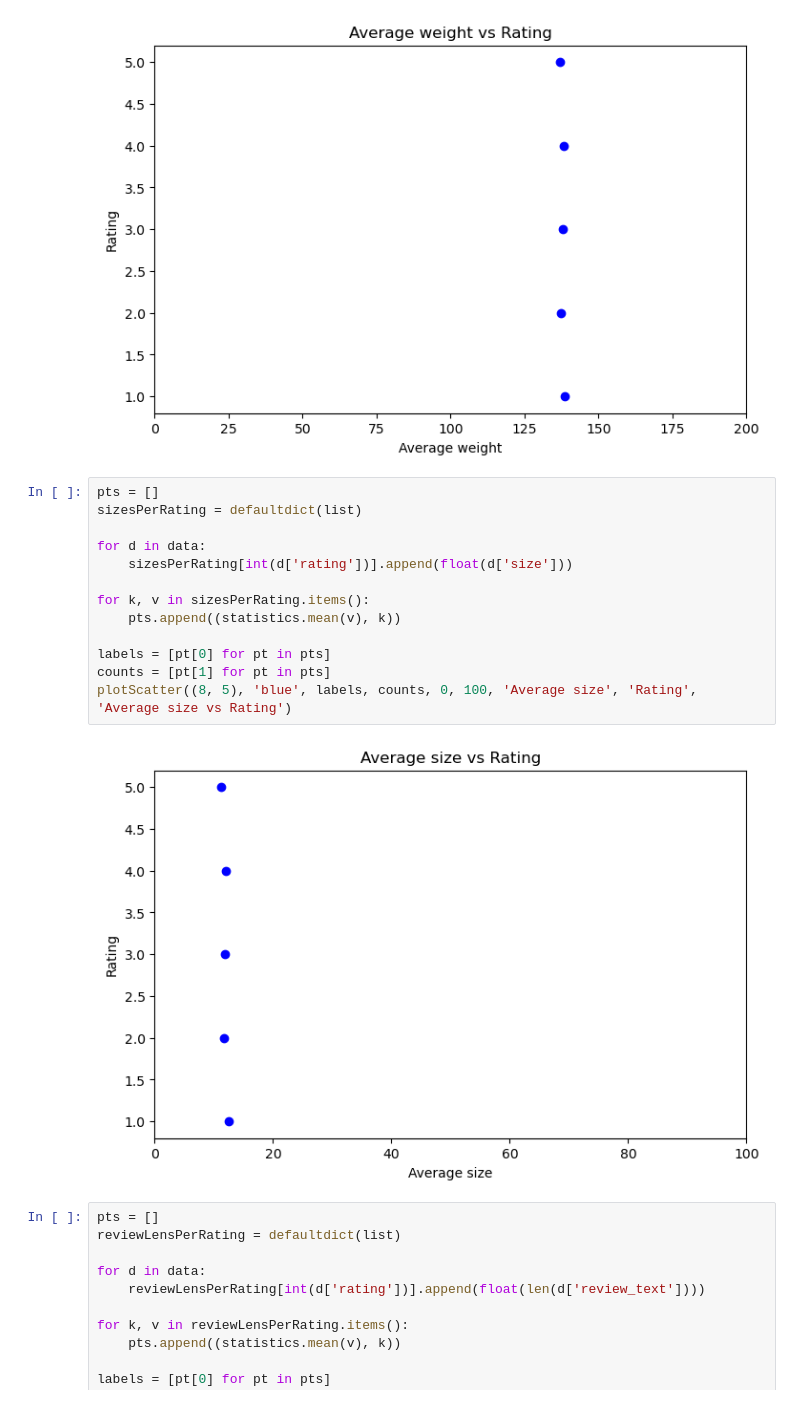
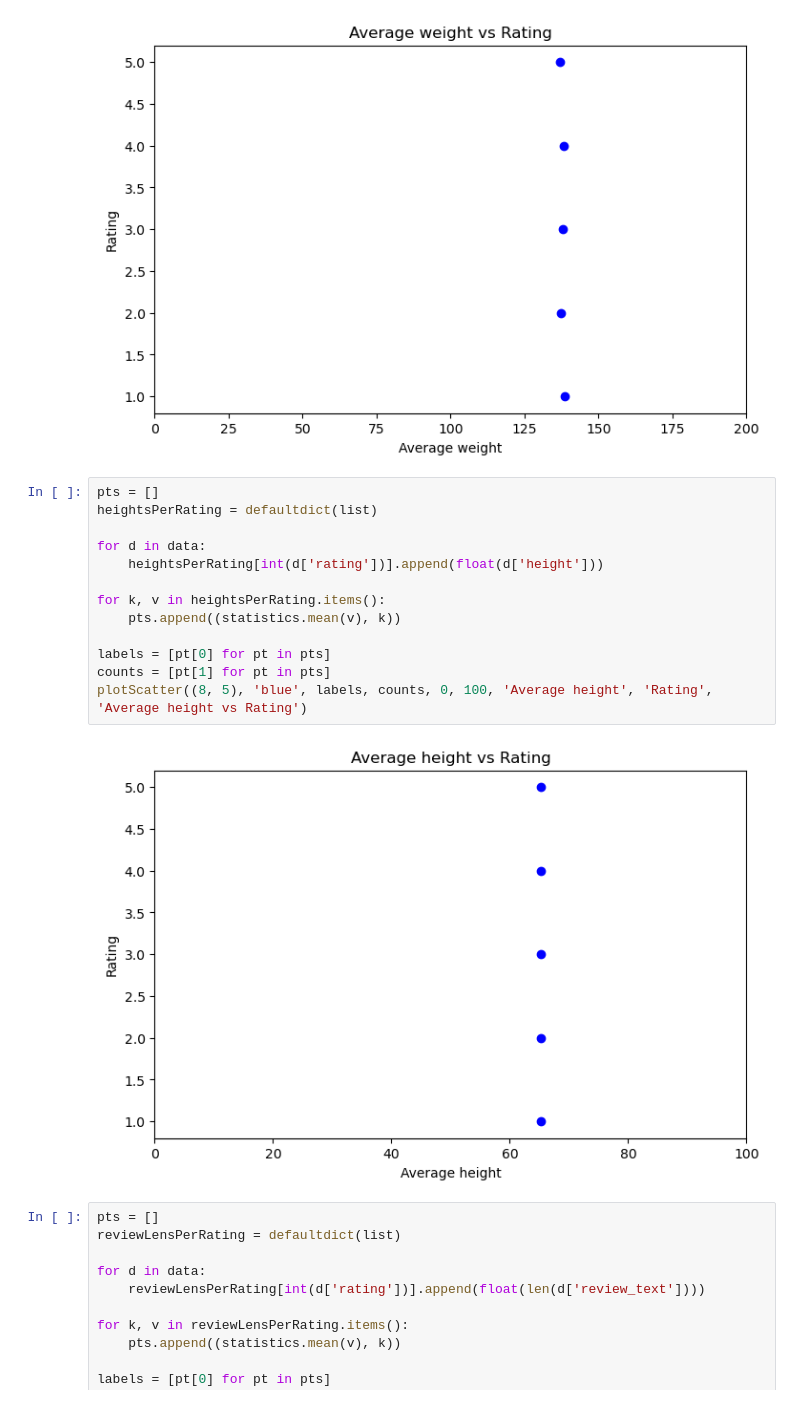
Before and after one commit to ahvuong/Predictive_Analysis_of_User_Ratings, a Jupyter notebook: assignment2_analysis.ipynb, the cells around one changed output. Drawn from its saved outputs; the diff is of its cells as text.

Commit message:
changed size to height.

```diff
--- a/assignment2_analysis.ipynb
+++ b/assignment2_analysis.ipynb
@@ -171,19 +171,19 @@ plotScatter((8, 5), 'blue', labels, counts, 0, 200, 'Average weight', 'Rating',
 [figure]
 # %%
 pts = []
-sizesPerRating = defaultdict(list)
+heightsPerRating = defaultdict(list)
 
 for d in data:
-    sizesPerRating[int(d['rating'])].append(float(d['size']))
+    heightsPerRating[int(d['rating'])].append(float(d['height']))
 
-for k, v in sizesPerRating.items():
+for k, v in heightsPerRating.items():
     pts.append((statistics.mean(v), k))
 
 labels = [pt[0] for pt in pts]
 counts = [pt[1] for pt in pts]
-plotScatter((8, 5), 'blue', labels, counts, 0, 100, 'Average size', 'Rating', 'Average size vs Rating')
+plotScatter((8, 5), 'blue', labels, counts, 0, 100, 'Average height', 'Rating', 'Average height vs Rating')
 # %% [output]
-[figure, old version]
+[figure, new version]
 # %%
 pts = []
 reviewLensPerRating = defaultdict(list)
```
Also changed, not shown: parts of 1 cell of this notebook.
